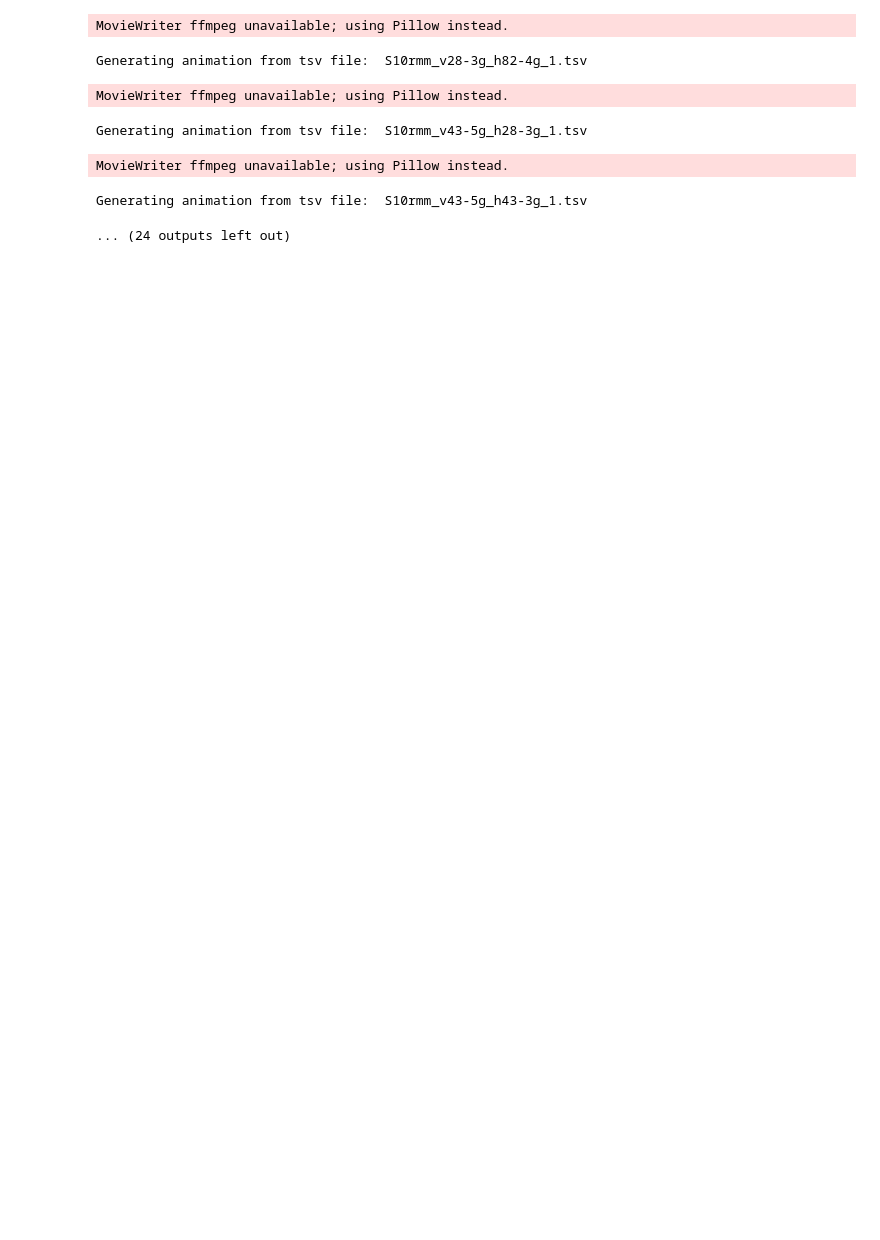
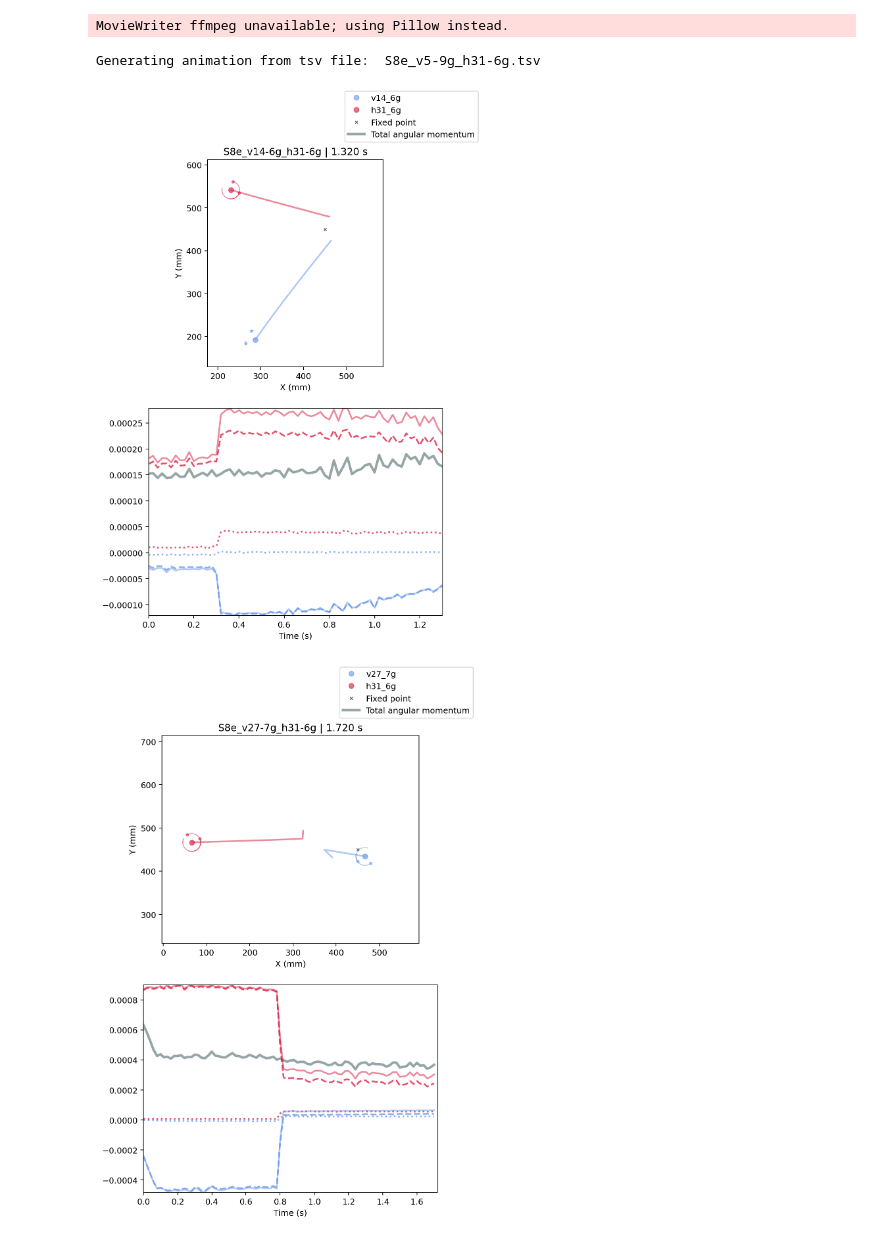
Before and after one commit to Schitrus/TIF083A, a Jupyter notebook: CreateExperimentAnimations.ipynb, the cells around one changed output. Cells and saved outputs as stored; diff of their text form; code cells hidden in the pictures; blank space fills up the shorter version.

Commit message:
Added angular momentum animations to overview animation

```diff
--- a/CreateExperimentAnimations.ipynb
+++ b/CreateExperimentAnimations.ipynb
@@ -3,7 +3,7 @@ import os
 
 from animate_experiment import generate_animation
 
-dir = 'data/S10'
+dir = 'data/S9'
 
 # Generate animations for all tsv files in data folder
 for root, dirs, files in os.walk(dir):
@@ -23,7 +23,4 @@ Generating animation from tsv file:  S10rmm_v28-3g_h43_3g_1.tsv
 MovieWriter ffmpeg unavailable; using Pillow instead.
-Generating animation from tsv file:  S10rmm_v28-3g_h82-4g_1.tsv
+Generating animation from tsv file:  S8e_v5-9g_h31-6g.tsv
-MovieWriter ffmpeg unavailable; using Pillow instead.
-Generating animation from tsv file:  S10rmm_v43-5g_h28-3g_1.tsv
-MovieWriter ffmpeg unavailable; using Pillow instead.
-Generating animation from tsv file:  S10rmm_v43-5g_h43-3g_1.tsv
-... (24 outputs left out)
+[figure, added]
+[figure, added]
```
Also changed, not shown: parts of 1 cell of this notebook, 2 other files.
